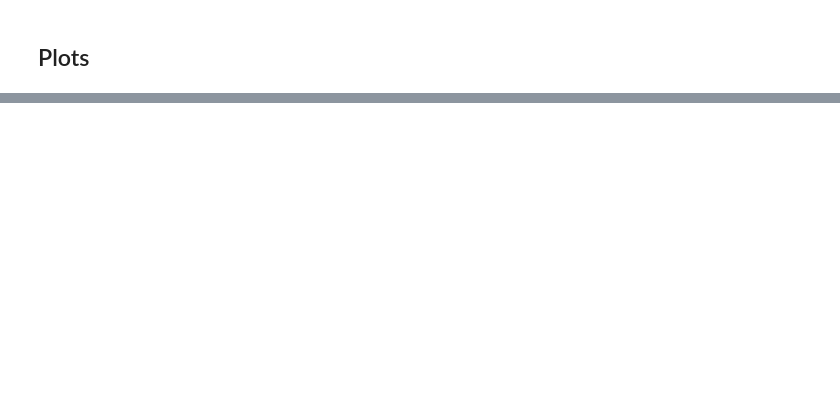
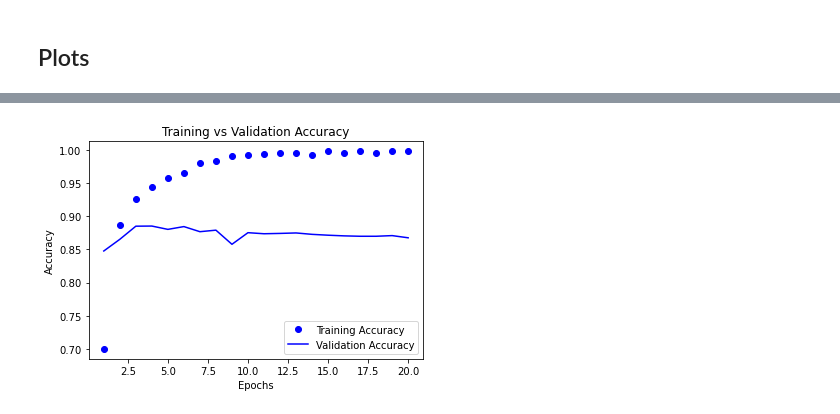
Before and after one commit to somnath1077/MachineLearningExercises, a Jupyter notebook: ML_Using_Python/chap04/ch04_Model_Evaluation_Strategies.ipynb, the cells around one changed output, grey strips where cells are left out. Drawn from its saved outputs; the diff is of its cells as text; code cells hidden in the pictures; blank space fills up the shorter version.

```diff
--- a/ML_Using_Python/chap04/ch04_Model_Evaluation_Strategies.ipynb
+++ b/ML_Using_Python/chap04/ch04_Model_Evaluation_Strategies.ipynb
@@ -307,0 +297,9 @@ plot_training_validation_accuracy(history1)
+# %%
+plot_args = {'train_metric': 'Training Accuracy',
+             'validation_metric': 'Validation Accuracy',
+             'title': 'Training vs Validation Accuracy',
+             'xlabel': 'Epochs',
+             'ylabel': 'Accuracy'}
+plot_training_validation_metrics(history1, 'accuracy', 'val_accuracy', plot_args)
+# %% [output]
+[figure, added]
```
Also changed, not shown: parts of 7 cells of this notebook.
